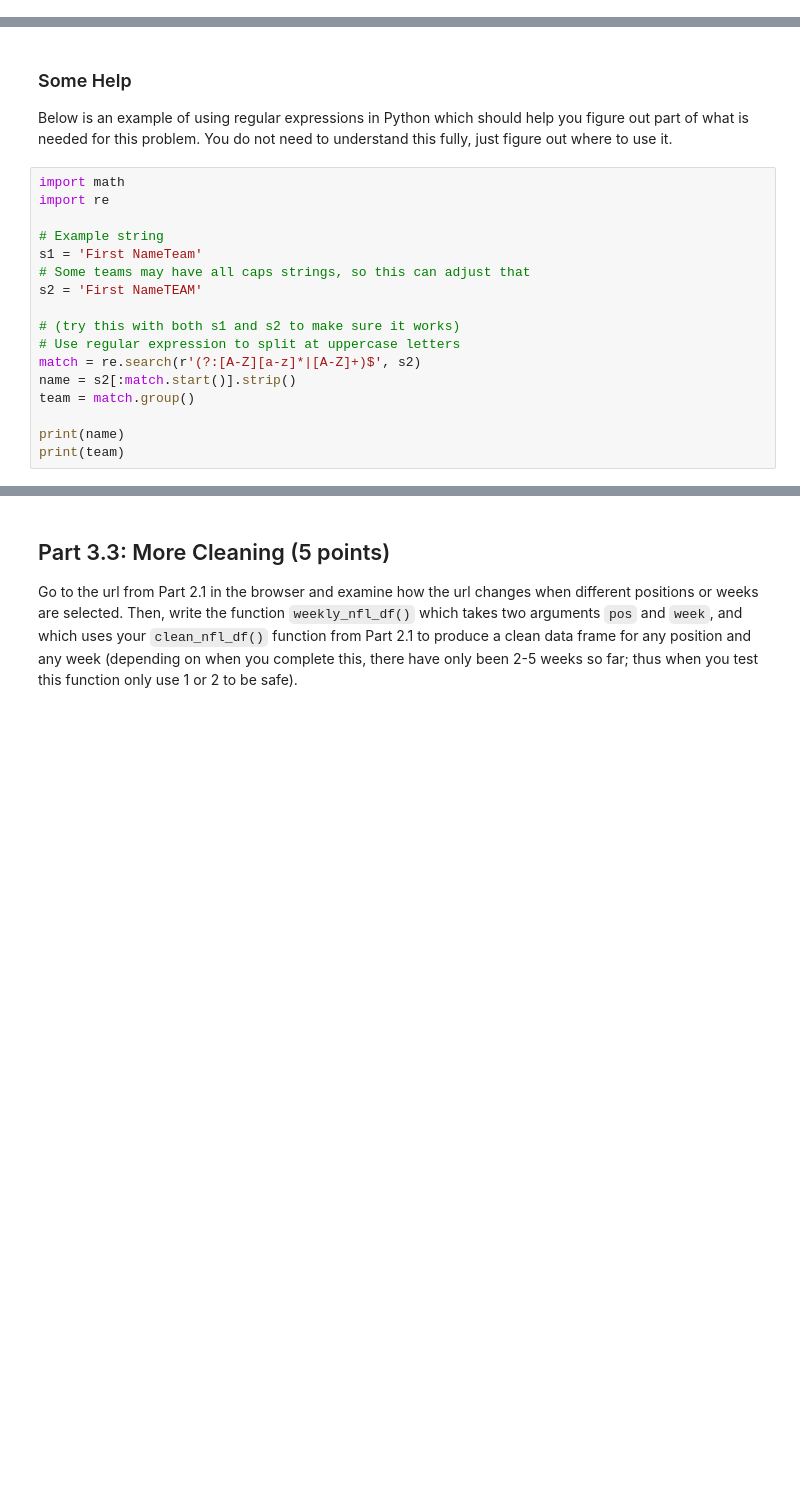
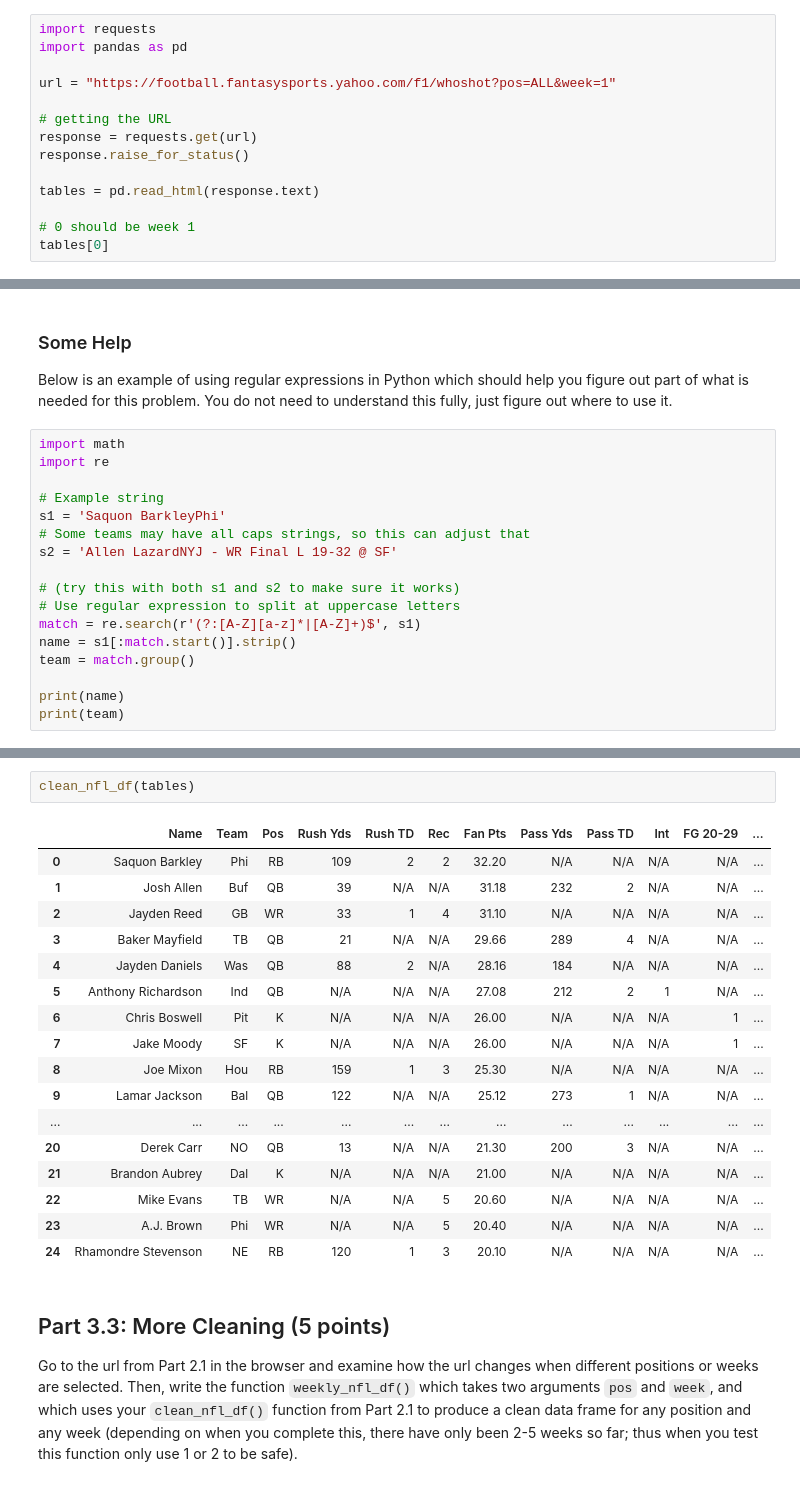
Before and after one commit to DiegoCico/DS3000, a Jupyter notebook: Week3/HW2.ipynb, the cells around one changed output, grey strips where cells are left out. Saved outputs shown, nothing was run; the diff lists cells and outputs as text; blank space fills up the shorter version.

```diff
--- a/Week3/HW2.ipynb
+++ b/Week3/HW2.ipynb
@@ -589,3 +655,17 @@ import plotly.express as px
 ## Part 3.1: Get a table (5 points)
 
 In Fantasy Football, real NFL players gain points for fans at home based on some scoring criteria (which differs based on the website, but in all cases more points is better). Use the `pd.read_html` function to pull in the table located at the following url from Week 1 of the current Yahoo Fantasy Football season: https://football.fantasysports.yahoo.com/f1/whoshot?pos=ALL&week=1
+# %%
+import requests
+import pandas as pd
+
+url = "https://football.fantasysports.yahoo.com/f1/whoshot?pos=ALL&week=1"
+
+# getting the URL
+response = requests.get(url)
+response.raise_for_status()
+
+tables = pd.read_html(response.text)
+
+# 0 should be week 1
+tables[0]
@@ -648,14 +746,14 @@ import math
 import re
 
 # Example string
-s1 = 'First NameTeam'
+s1 = 'Saquon BarkleyPhi'
 # Some teams may have all caps strings, so this can adjust that
-s2 = 'First NameTEAM'
+s2 = 'Allen LazardNYJ - WR Final L 19-32 @ SF'
 
 # (try this with both s1 and s2 to make sure it works)
 # Use regular expression to split at uppercase letters
-match = re.search(r'(?:[A-Z][a-z]*|[A-Z]+)$', s2)
-name = s2[:match.start()].strip()
+match = re.search(r'(?:[A-Z][a-z]*|[A-Z]+)$', s1)
+name = s1[:match.start()].strip()
 team = match.group()
 
 print(name)
@@ -663,3 +819,23 @@ print(team)
+# %%
+clean_nfl_df(tables)
+# %% [output]
+|  | Name | Team | Pos | Rush Yds | Rush TD | Rec | Fan Pts | Pass Yds | Pass TD | Int | FG 20-29 | ... |
+| 0 | Saquon Barkley | Phi | RB | 109 | 2 | 2 | 32.20 | N/A | N/A | N/A | N/A | ... |
+| 1 | Josh Allen | Buf | QB | 39 | N/A | N/A | 31.18 | 232 | 2 | N/A | N/A | ... |
+| 2 | Jayden Reed | GB | WR | 33 | 1 | 4 | 31.10 | N/A | N/A | N/A | N/A | ... |
+| 3 | Baker Mayfield | TB | QB | 21 | N/A | N/A | 29.66 | 289 | 4 | N/A | N/A | ... |
+| 4 | Jayden Daniels | Was | QB | 88 | 2 | N/A | 28.16 | 184 | N/A | N/A | N/A | ... |
+| 5 | Anthony Richardson | Ind | QB | N/A | N/A | N/A | 27.08 | 212 | 2 | 1 | N/A | ... |
+| 6 | Chris Boswell | Pit | K | N/A | N/A | N/A | 26.00 | N/A | N/A | N/A | 1 | ... |
+| 7 | Jake Moody | SF | K | N/A | N/A | N/A | 26.00 | N/A | N/A | N/A | 1 | ... |
+| 8 | Joe Mixon | Hou | RB | 159 | 1 | 3 | 25.30 | N/A | N/A | N/A | N/A | ... |
+| 9 | Lamar Jackson | Bal | QB | 122 | N/A | N/A | 25.12 | 273 | 1 | N/A | N/A | ... |
+| ... | ... | ... | ... | ... | ... | ... | ... | ... | ... | ... | ... | ... |
+| 20 | Derek Carr | NO | QB | 13 | N/A | N/A | 21.30 | 200 | 3 | N/A | N/A | ... |
+| 21 | Brandon Aubrey | Dal | K | N/A | N/A | N/A | 21.00 | N/A | N/A | N/A | N/A | ... |
+| 22 | Mike Evans | TB | WR | N/A | N/A | 5 | 20.60 | N/A | N/A | N/A | N/A | ... |
+| 23 | A.J. Brown | Phi | WR | N/A | N/A | 5 | 20.40 | N/A | N/A | N/A | N/A | ... |
+| 24 | Rhamondre Stevenson | NE | RB | 120 | 1 | 3 | 20.10 | N/A | N/A | N/A | N/A | ... |
 # %% [markdown]
 ## Part 3.3: More Cleaning (5 points)
 
```
Also changed, not shown: parts of 26 cells of this notebook, 1 other file.
